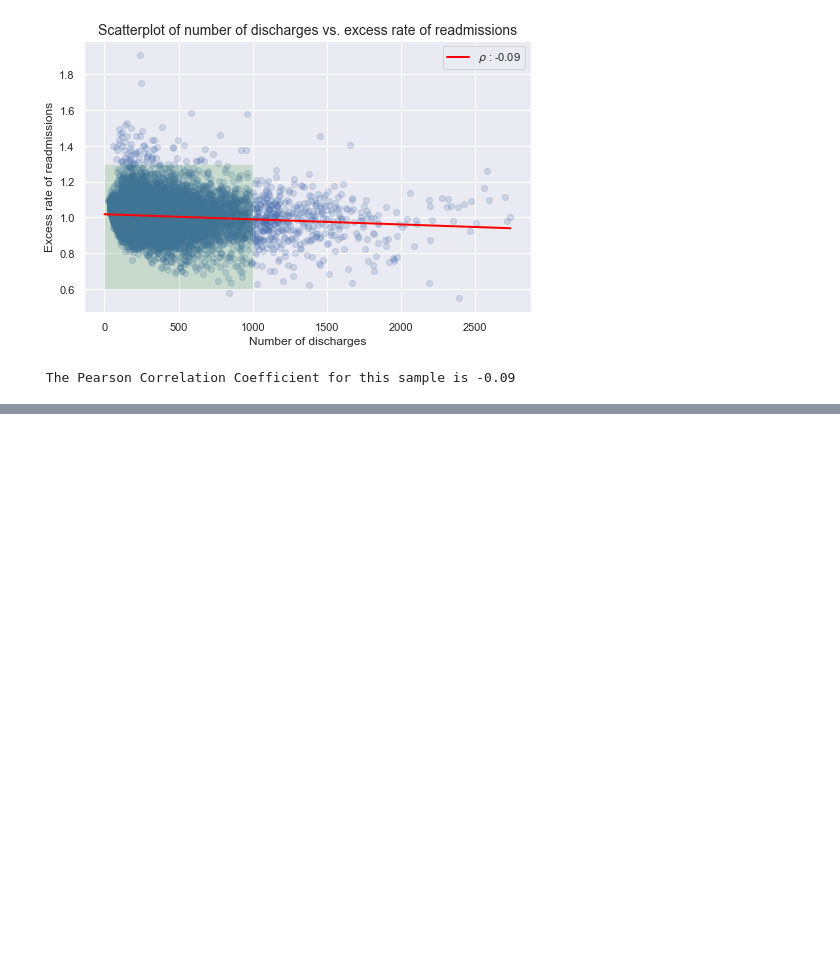
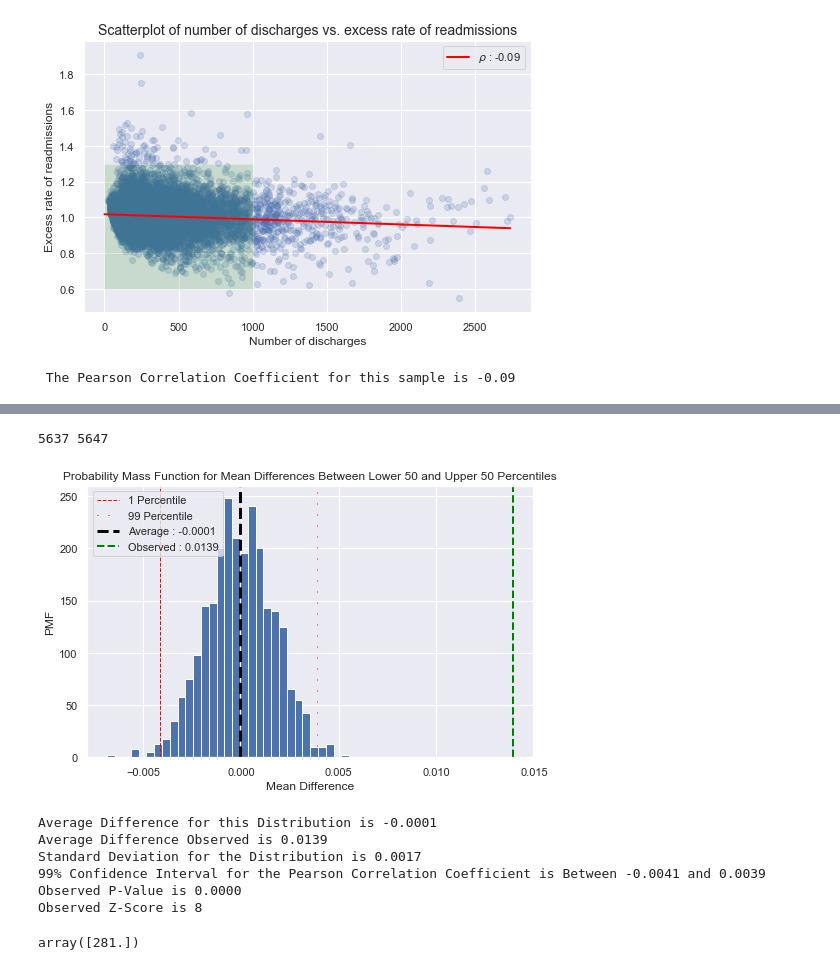
Before and after one commit to aldenmchico/Springboard, a Jupyter notebook: EDA-Exercise-3/Hospital_Readmissions_EDA.ipynb, the cells around one changed output, grey strips where cells are left out. Cells and saved outputs as stored; diff of their text form; code cells hidden in the pictures; blank space fills up the shorter version.

```diff
--- a/EDA-Exercise-3/Hospital_Readmissions_EDA.ipynb
+++ b/EDA-Exercise-3/Hospital_Readmissions_EDA.ipynb
@@ -226,0 +299,27 @@ Our statistical conclusion that there is little correlation between hospital dis
+# %%
+# Generate two lists of tuples separated by percentiles along x
+def sep_tuple_percentiles(x, y, percentiles):
+
+    x_percentiles = np.percentile(x, percentiles)
+    tuple_list = list(zip(x, y))
+    low_perc = []
+    high_perc = []
+    for val in tuple_list:
+        if val[0] <= x_percentiles[0]:
+            low_perc.append(val)
+        elif val[0] >= x_percentiles[1]:
+            high_perc.append(val)
+        else:
+            pass
+    return low_perc, high_perc
+# %% [output]
+5637 5647
+# %%
+# Adjust two lists to have the same length
+def adjust_lists(x1, x2):
+    if len(x1) > len(x2):
+        return x1[:len(x2)], x2
+    elif len(x1) < len(x2):
+        return x1, x2[:len(x1)]
+    else:
+        return x1, x2
@@ -226,0 +357,51 @@ Our statistical conclusion that there is little correlation between hospital dis
+# %%
+# Create percentile interval sizes to split the data by
+interval_size = 50
+size = 1000
+mu_not = 0
+percentiles = [interval_size, 100-interval_size]
+
+
+# Prepare the data by splitting along lower and upper 50th percentiles of hospital discharge volume
+low_perc, high_perc = sep_tuple_percentiles(x, y, percentiles)
+low_perc, high_perc = adjust_lists(low_perc, high_perc)
+mu_obs, bs_replicates = generate_bs_mean_differences(low_perc, high_perc, mu_not=mu_not, size=size)
+
+# Find the summary statistics from our bootstrap replicates with a 99% confidence interval
+mean_reps = np.mean(bs_replicates)
+std_reps = np.std(bs_replicates)
+p_value = np.sum(bs_replicates >= mu_obs) / len(bs_replicates)
+z_score = (mu_obs - mean_reps) / std_reps
+
+plot_percentiles = [1, 99]
+labels = [f'{perc} Percentile' for perc in plot_percentiles]
+linestyles = ['dashed', (0, (1, 10))]
+bs_percentile_values = plot_bs_replicates(bs_replicates, plot_percentiles, labels, linestyles, observed=mu_obs)
+
+# Label the plot
+_ = plt.xlabel('Mean Difference')
+_ = plt.ylabel('PMF')
+_ = plt.title(f'Probability Mass Function for Mean Differences Between Lower {percentiles[0]} and Upper {percentiles[1]} Percentiles')
+plt.show()
+# %% [output]
+[figure, added]
+# %%
+# Print summary statistics
+print(f'Average Difference for this Distribution is {mean_reps:.4f}')
+print(f'Average Difference Observed is {mu_obs:.4f}')
+print(f'Standard Deviation for the Distribution is {std_reps:.4f}')
+print(f'99% Confidence Interval for the Pearson Correlation Coefficient is Between {bs_percentile_values[0]:.4f} and {bs_percentile_values[1]:.4f}')
+print(f'Observed P-Value is {p_value:.4f}')
+print(f'Observed Z-Score is {z_score:.0f}')
+# %% [output]
+Average Difference for this Distribution is -0.0001
+Average Difference Observed is 0.0139
+Standard Deviation for the Distribution is 0.0017
+99% Confidence Interval for the Pearson Correlation Coefficient is Between -0.0041 and 0.0039
+Observed P-Value is 0.0000
+Observed Z-Score is 8
+# %%
+perc_split = np.percentile(x, [50])
+perc_split
+# %% [output]
+array([281.])
```
Also changed, not shown: parts of 15 cells of this notebook.
